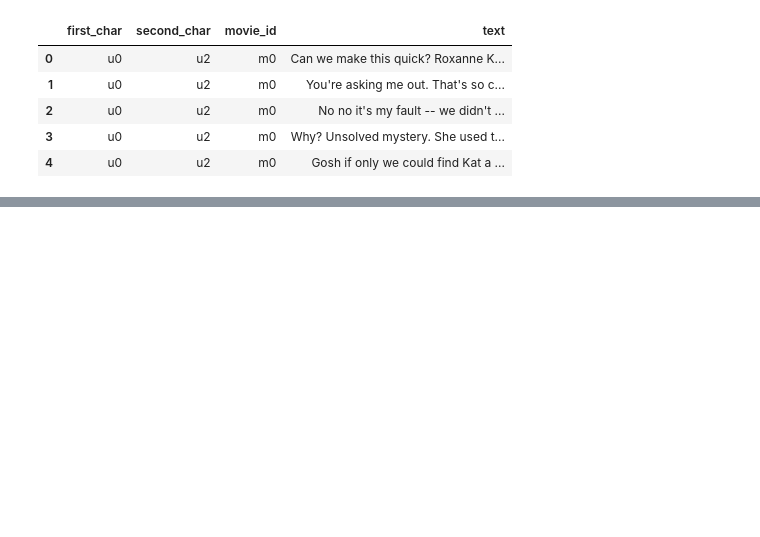
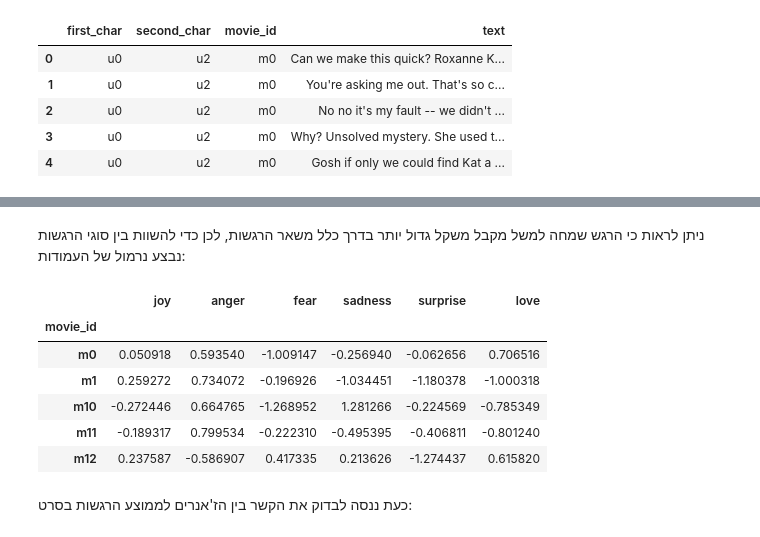
Before and after one commit to eitamyo/ou-workshop-project, a Jupyter notebook: proposal.ipynb, the cells around one changed output, grey strips where cells are left out. Cells and saved outputs as stored; diff of their text form; code cells hidden in the pictures; blank space fills up the shorter version.

```diff
--- a/proposal.ipynb
+++ b/proposal.ipynb
@@ -160,3 +185,18 @@ for i in tqdm(range(100)):
+# %% [markdown]
+ניתן לראות כי הרגש שמחה למשל מקבל משקל גדול יותר בדרך כלל משאר הרגשות, לכן כדי להשוות בין סוגי הרגשות נבצע נרמול של העמודות:
+# %%
+normalized = (movie_avg_emots-movie_avg_emots.mean())/movie_avg_emots.std()
+normalized.head()
+# %% [output]
+|  | joy | anger | fear | sadness | surprise | love |
+| movie_id |  |  |  |  |  |  |
+| m0 | 0.050918 | 0.593540 | -1.009147 | -0.256940 | -0.062656 | 0.706516 |
+| m1 | 0.259272 | 0.734072 | -0.196926 | -1.034451 | -1.180378 | -1.000318 |
+| m10 | -0.272446 | 0.664765 | -1.268952 | 1.281266 | -0.224569 | -0.785349 |
+| m11 | -0.189317 | 0.799534 | -0.222310 | -0.495395 | -0.406811 | -0.801240 |
+| m12 | 0.237587 | -0.586907 | 0.417335 | 0.213626 | -1.274437 | 0.615820 |
+# %% [markdown]
+כעת ננסה לבדוק את הקשר בין הז'אנרים לממוצע הרגשות בסרט:
 # %%
 from math import pi
 
```
Also changed, not shown: parts of 18 cells of this notebook.
